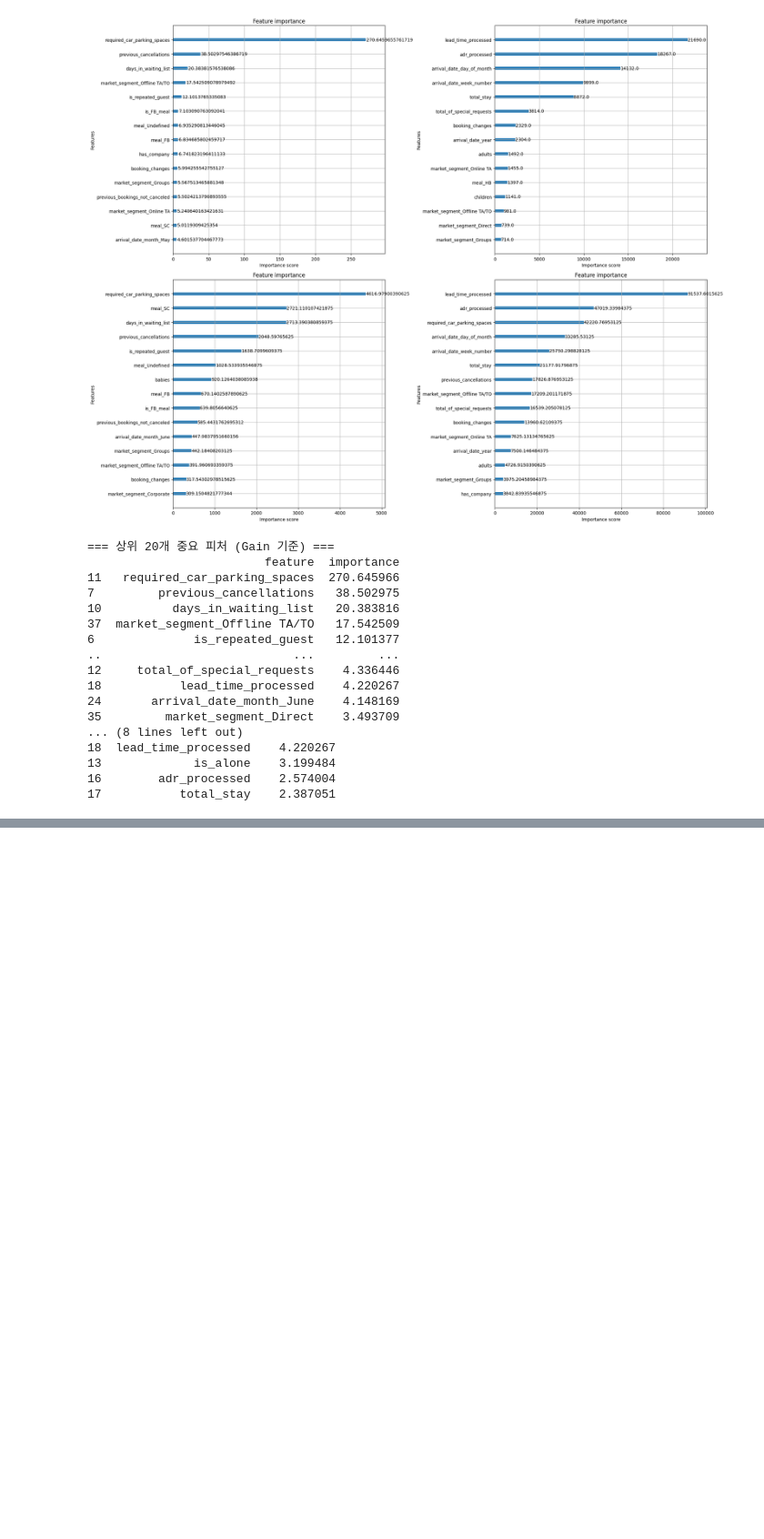
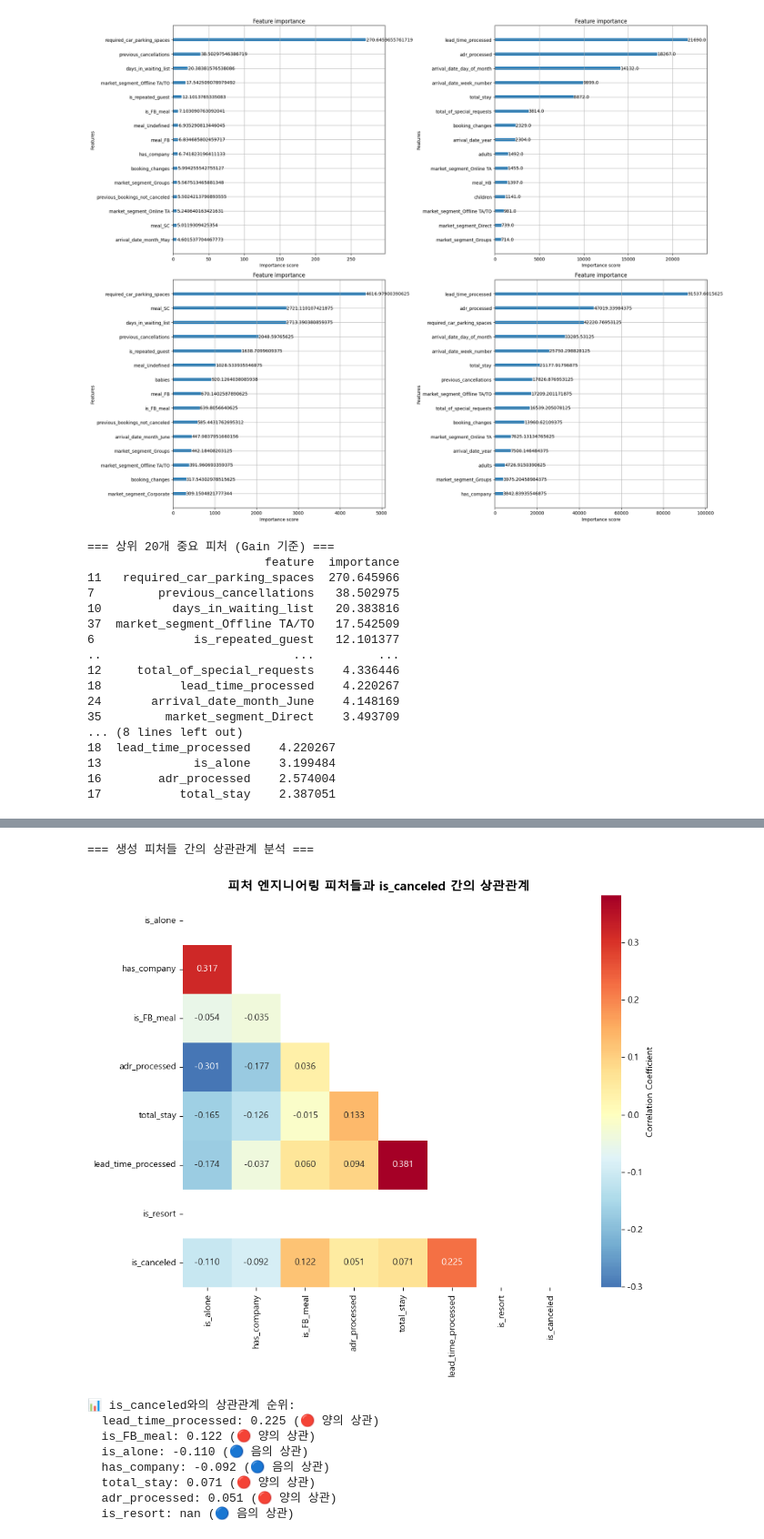
Before and after one commit to SKNETWORKS-FAMILY-AICAMP/SKN18-2nd-5Team, a Jupyter notebook: ML/eda.ipynb, the cells around one changed output, grey strips where cells are left out. Shown: that part at 91% size. Drawn from its saved outputs; the diff is of its cells as text; code cells hidden in the pictures; blank space fills up the shorter version.

```diff
--- a/ML/test.ipynb
+++ b/ML/eda.ipynb
@@ -158,0 +375,44 @@ else:
+# %%
+# 15. 피처들 간의 상관관계 히트맵
+print("\n=== 생성 피처들 간의 상관관계 분석 ===")
+
+# 분석 가능한 모든 엔지니어링 피처들 + 타겟 변수
+correlation_features = list(available_features.keys()) + ['is_canceled']
+correlation_data = df_analysis[correlation_features]
+
+# 상관관계 계산
+correlation_matrix = correlation_data.corr()
+
+# 히트맵 시각화
+plt.figure(figsize=(10, 8))
+mask = np.triu(np.ones_like(correlation_matrix, dtype=bool))  # 상삼각 마스킹
+sns.heatmap(correlation_matrix,
+            mask=mask,
+            annot=True,
+            cmap='RdYlBu_r',
+            center=0,
+            square=True,
+            fmt='.3f',
+            cbar_kws={'label': 'Correlation Coefficient'})
+
+plt.title('피처 엔지니어링 피처들과 is_canceled 간의 상관관계', fontsize=14, fontweight='bold')
+plt.tight_layout()
+plt.show()
+
+# is_canceled와의 상관관계 순위
+print("\n📊 is_canceled와의 상관관계 순위:")
+target_corr = correlation_matrix['is_canceled'].drop('is_canceled').sort_values(key=abs, ascending=False)
+for feature, corr in target_corr.items():
+    direction = "🔴 양의 상관" if corr > 0 else "🔵 음의 상관"
+    print(f"  {feature}: {corr:.3f} ({direction})")
+# %% [output]
+=== 생성 피처들 간의 상관관계 분석 ===
+[figure, added]
+📊 is_canceled와의 상관관계 순위:
+  lead_time_processed: 0.225 (🔴 양의 상관)
+  is_FB_meal: 0.122 (🔴 양의 상관)
+  is_alone: -0.110 (🔵 음의 상관)
+  has_company: -0.092 (🔵 음의 상관)
+  total_stay: 0.071 (🔴 양의 상관)
+  adr_processed: 0.051 (🔴 양의 상관)
+  is_resort: nan (🔵 음의 상관)
```
Also changed, not shown: parts of 7 cells of this notebook.
